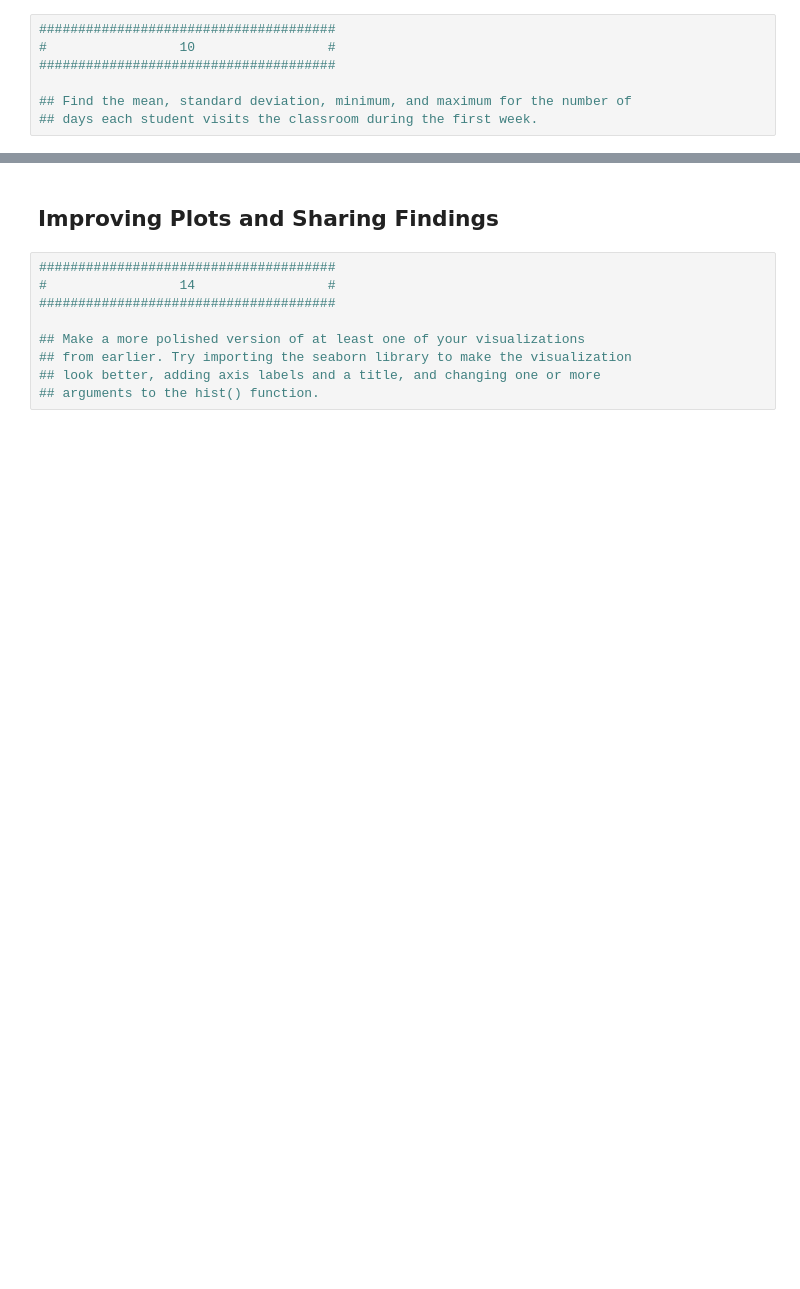
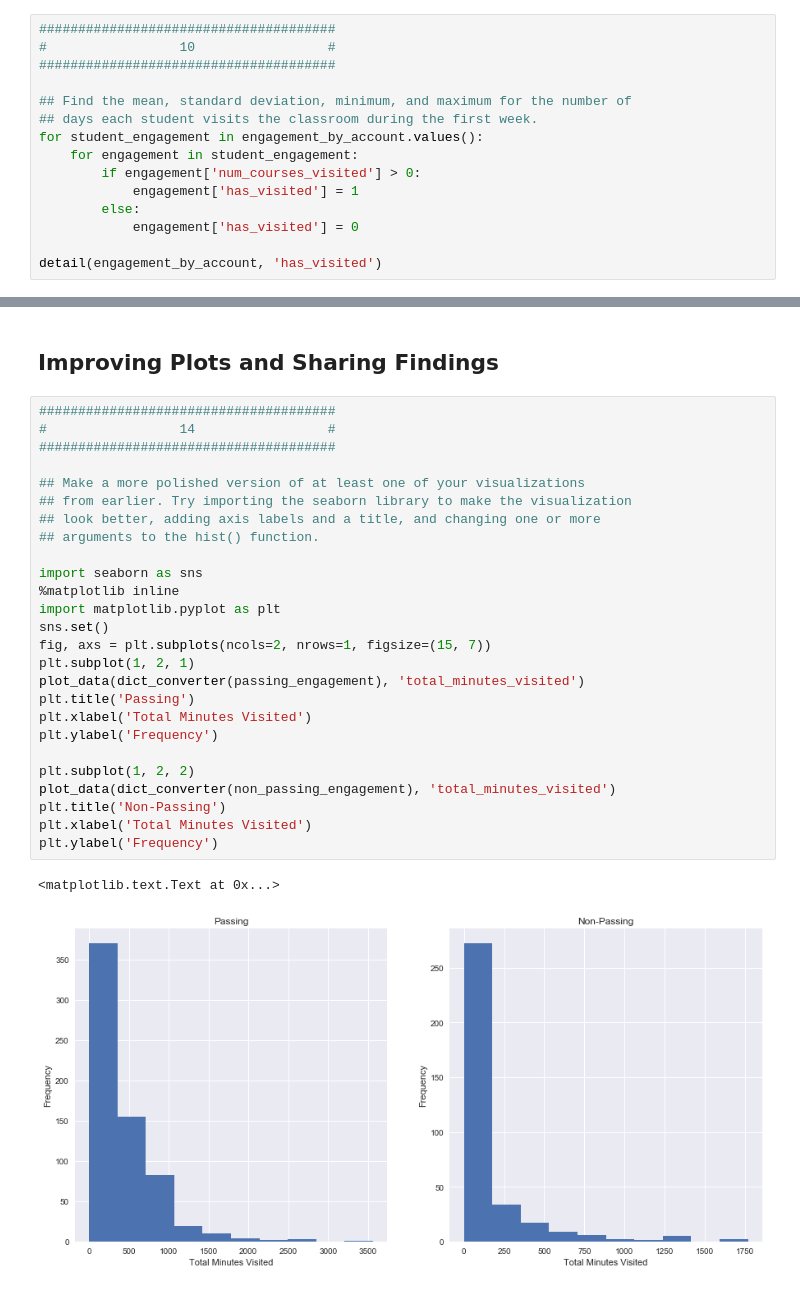
Before and after one commit to tuthang102/Udacity-Intro-to-Data-Analysis, a Jupyter notebook: L1_Starter_Code.ipynb, the cells around one changed output, grey strips where cells are left out. Drawn from its saved outputs; the diff is of its cells as text; blank space fills up the shorter version.

```diff
--- a/L1_Starter_Code.ipynb
+++ b/L1_Starter_Code.ipynb
@@ -414,3 +408,11 @@ Maximum: 36
 
 ## Find the mean, standard deviation, minimum, and maximum for the number of
 ## days each student visits the classroom during the first week.
+for student_engagement in engagement_by_account.values():
+    for engagement in student_engagement:
+        if engagement['num_courses_visited'] > 0:
+            engagement['has_visited'] = 1
+        else:
+            engagement['has_visited'] = 0
+
+detail(engagement_by_account, 'has_visited')
@@ -456,9 +547,29 @@ non_passing_engagement =
 # %%
 ######################################
 #                 14                 #
 ######################################
 
 ## Make a more polished version of at least one of your visualizations
 ## from earlier. Try importing the seaborn library to make the visualization
 ## look better, adding axis labels and a title, and changing one or more
 ## arguments to the hist() function.
+
+import seaborn as sns
+%matplotlib inline
+import matplotlib.pyplot as plt
+sns.set()
+fig, axs = plt.subplots(ncols=2, nrows=1, figsize=(15, 7))
+plt.subplot(1, 2, 1)
+plot_data(dict_converter(passing_engagement), 'total_minutes_visited')
+plt.title('Passing')
+plt.xlabel('Total Minutes Visited')
+plt.ylabel('Frequency')
+
+plt.subplot(1, 2, 2)
+plot_data(dict_converter(non_passing_engagement), 'total_minutes_visited')
+plt.title('Non-Passing')
+plt.xlabel('Total Minutes Visited')
+plt.ylabel('Frequency')
+# %% [output]
+<matplotlib.text.Text at 0x...>
+[figure, added]
```
Also changed, not shown: parts of 8 cells of this notebook.
